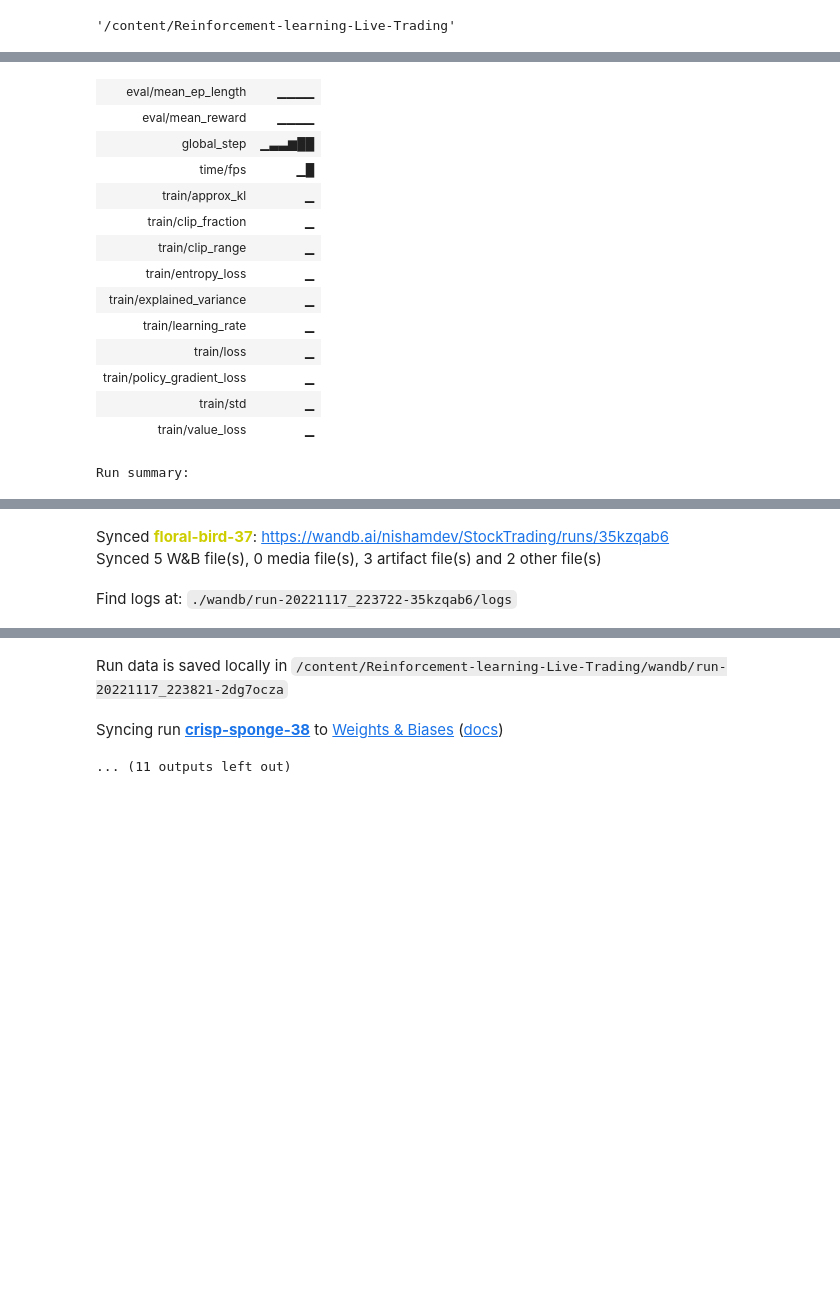
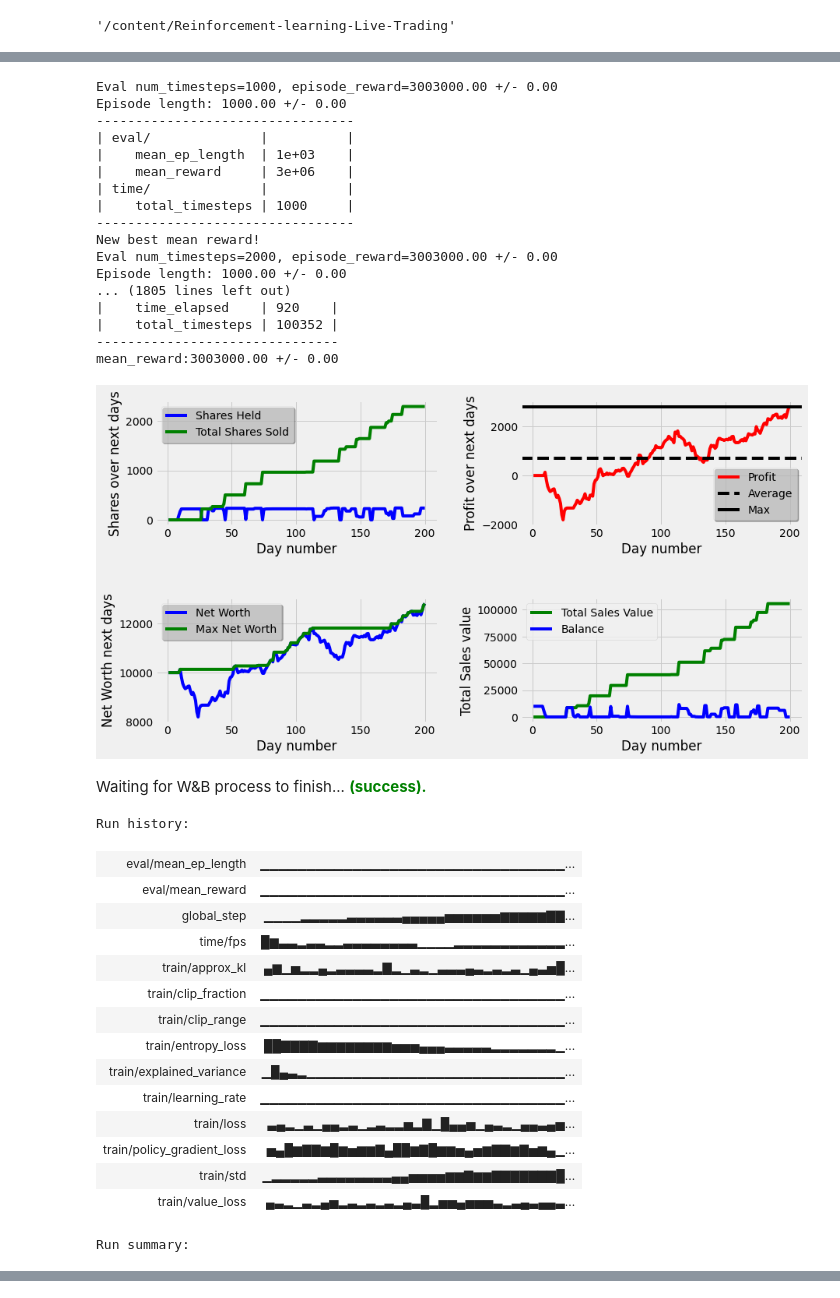
Before and after one commit to NishaMDev/Reinforcement-learning-Live-Trading, a Jupyter notebook: Stock_Trading_Notebook.ipynb, the cells around one changed output, grey strips where cells are left out. Cells and saved outputs as stored; diff of their text form; code cells hidden in the pictures; blank space fills up the shorter version.

```diff
--- a/Stock_Trading_Notebook.ipynb
+++ b/Stock_Trading_Notebook.ipynb
@@ -191,0 +187,7 @@ from stocktrade import Stocktrade
+# %%
+from stocktrade import Stocktrade
+
+if __name__ == "__main__":
+    timesteps = 100000
+    algo = "PPO"
+    Stocktrade.stocktrade(algo,timesteps)
@@ -192,7 +257,10 @@ from stocktrade import Stocktrade
 # %%
-#### 6.1 Running PPO algorithm over 10000 time steps
+#### 6.2  Running PPO algorithm over 100 time steps
+from stocktrade1 import Stocktrade
+
 if __name__ == "__main__":
     timesteps = 100000
     algo = "PPO"
-    Stocktrade.stocktrade(algo,timesteps)
+    hyper_param = True
+    Stocktrade.stocktrade(algo,timesteps,hyper_param)
 # %% [output]
@@ -202,17 +273,37 @@ Run history:
+Eval num_timesteps=1000, episode_reward=3003000.00 +/- 0.00
+Episode length: 1000.00 +/- 0.00
+---------------------------------
+| eval/              |          |
+|    mean_ep_length  | 1e+03    |
+|    mean_reward     | 3e+06    |
+| time/              |          |
+|    total_timesteps | 1000     |
+---------------------------------
+New best mean reward!
+Eval num_timesteps=2000, episode_reward=3003000.00 +/- 0.00
+Episode length: 1000.00 +/- 0.00
+... (1805 lines left out)
+|    time_elapsed    | 920    |
+|    total_timesteps | 100352 |
+-------------------------------
+mean_reward:3003000.00 +/- 0.00
+[figure, added]
+Waiting for W&B process to finish... (success).
+Run history:
-| eval/mean_ep_length | ▁▁▁▁ |
-| eval/mean_reward | ▁▁▁▁ |
-| global_step | ▁▃▃▆██ |
-| time/fps | ▁█ |
-| train/approx_kl | ▁ |
-| train/clip_fraction | ▁ |
-| train/clip_range | ▁ |
-| train/entropy_loss | ▁ |
-| train/explained_variance | ▁ |
-| train/learning_rate | ▁ |
-| train/loss | ▁ |
-| train/policy_gradient_loss | ▁ |
-| train/std | ▁ |
-| train/value_loss | ▁ |
+| eval/mean_ep_length | ▁▁▁▁▁▁▁▁▁▁▁▁▁▁▁▁▁▁▁▁▁▁▁▁▁▁▁▁▁▁▁▁▁... |
+| eval/mean_reward | ▁▁▁▁▁▁▁▁▁▁▁▁▁▁▁▁▁▁▁▁▁▁▁▁▁▁▁▁▁▁▁▁▁... |
+| global_step | ▁▁▁▁▂▂▂▂▂▃▃▃▃▃▃▄▄▄▄▄▅▅▅▅▅▅▆▆▆▆▆▇▇... |
+| time/fps | █▆▃▃▂▃▃▂▂▃▃▃▃▃▃▃▃▁▁▁▁▂▂▂▂▂▂▂▂▂▂▂▂... |
+| train/approx_kl | ▄▆▁▅▂▂▄▂▃▃▃▃▂▇▂▁▃▂▁▃▃▃▄▃▂▃▂▃▁▄▃▅█... |
+| train/clip_fraction | ▁▁▁▁▁▁▁▁▁▁▁▁▁▁▁▁▁▁▁▁▁▁▁▁▁▁▁▁▁▁▁▁▁... |
+| train/clip_range | ▁▁▁▁▁▁▁▁▁▁▁▁▁▁▁▁▁▁▁▁▁▁▁▁▁▁▁▁▁▁▁▁▁... |
+| train/entropy_loss | ██▇▇▇▇▆▆▆▆▆▆▆▆▅▅▅▄▄▄▃▃▃▃▃▂▂▂▂▂▂▂▁... |
+| train/explained_variance | ▁█▄▃▂▁▁▁▁▁▁▁▁▁▁▁▁▁▁▁▁▁▁▁▁▁▁▁▁▁▁▁▁... |
+| train/learning_rate | ▁▁▁▁▁▁▁▁▁▁▁▁▁▁▁▁▁▁▁▁▁▁▁▁▁▁▁▁▁▁▁▁▁... |
+| train/loss | ▃▄▂▁▃▁▄▄▂▃▁▂▃▂▂▅▂▇▁█▄▄▅▁▄▃▂▁▄▄▃▄▅... |
+| train/policy_gradient_loss | ▅▄█▆▇▇▆█▆▅▆▆▇▄██▆▇█▆▆▅▄▅▆▇▇▆▇▅▆▄▁... |
+| train/std | ▁▂▂▂▂▂▃▃▃▃▃▃▃▃▄▄▅▅▅▅▆▆▇▆▆▇▇▇▇▇▇▇█... |
+| train/value_loss | ▄▃▂▁▃▂▄▅▂▃▂▃▂▃▂▄▃█▂▅▅▄▅▅▅▃▂▃▄▃▄▄▃... |
-Run summary:
+Run summary:
 | eval/mean_ep_length | 1000.0 |
 | eval/mean_reward | 3003000.0 |
@@ -231,3 +321,0 @@ Run summary:
-Synced floral-bird-37: https://wandb.ai/nishamdev/StockTrading/runs/35kzqab6
-Synced 5 W&B file(s), 0 media file(s), 3 artifact file(s) and 2 other file(s)
-Find logs at: ./wandb/run-20221117_223722-35kzqab6/logs
@@ -236,3 +324,0 @@ Tracking run with wandb version 0.13.5
-Run data is saved locally in /content/Reinforcement-learning-Live-Trading/wandb/run-20221117_223821-2dg7ocza
-Syncing run crisp-sponge-38 to Weights & Biases (docs)
-... (11 outputs left out)
```
Also changed, not shown: parts of 29 cells of this notebook.
